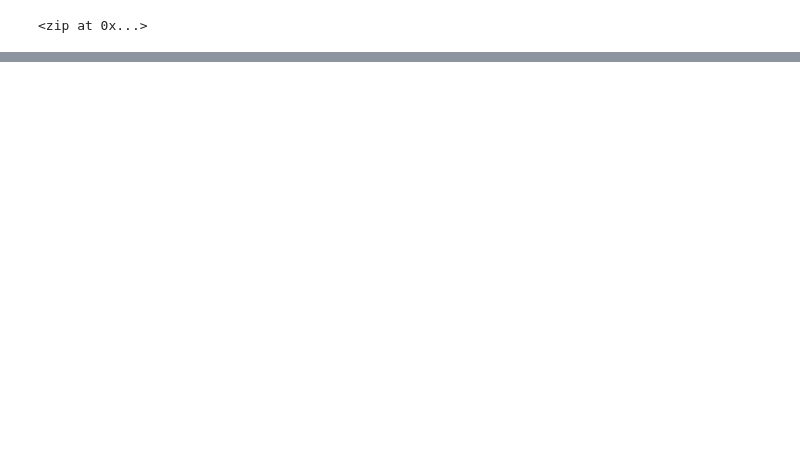
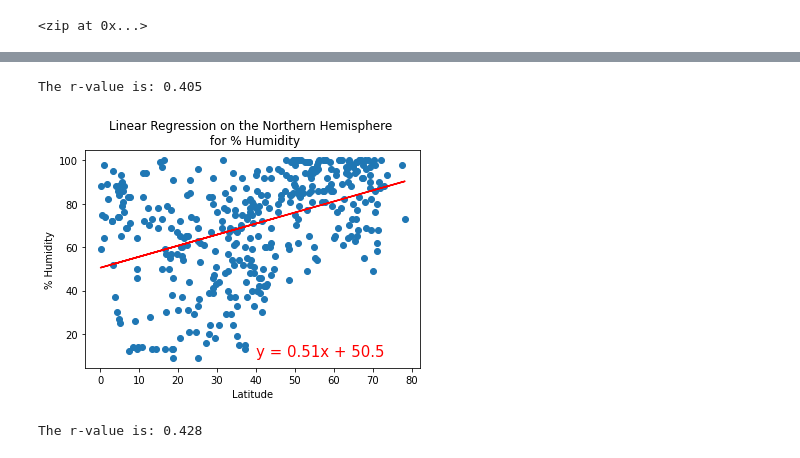
Before and after one commit to Insmire/World_Weather_Analysis, a Jupyter notebook: WeatherPy.ipynb, the cells around one changed output, grey strips where cells are left out. Saved outputs shown, nothing was run; the diff lists cells and outputs as text; code cells hidden in the pictures; blank space fills up the shorter version.

```diff
--- a/WeatherPy.ipynb
+++ b/WeatherPy.ipynb
@@ -225,0 +319,27 @@ plt.show()
+# %%
+# Perform linear regression.
+x_values = southern_hemi_df["Lat"]
+y_values = southern_hemi_df["Max Temp"]
+(slope, intercept, r_value, p_value, std_err) = linregress(x_values, y_values)
+# Get the r-value.
+print(f"The r-value is: {r_value:.3f}")
+# %% [output]
+The r-value is: 0.405
+# %%
+# Linear regression on the Northern Hemisphere
+x_values = northern_hemi_df["Lat"]
+y_values = northern_hemi_df["Humidity"]
+# Call the function.
+plot_linear_regression(x_values, y_values,
+                       'Linear Regression on the Northern Hemisphere \n for % Humidity', '% Humidity',(40,10))
+# %% [output]
+[figure, added]
+# %%
+# Perform linear regression.
+x_values = northern_hemi_df["Lat"]
+y_values = northern_hemi_df["Humidity"]
+(slope, intercept, r_value, p_value, std_err) = linregress(x_values, y_values)
+# Get the r-value.
+print(f"The r-value is: {r_value:.3f}")
+# %% [output]
+The r-value is: 0.428
```
Also changed, not shown: parts of 27 cells of this notebook.
